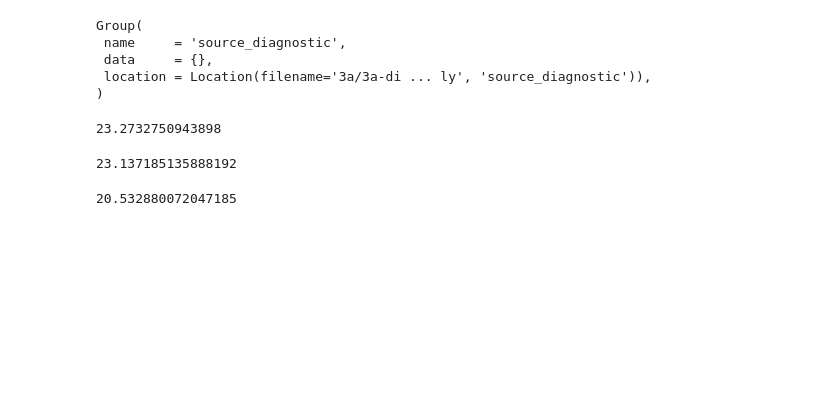
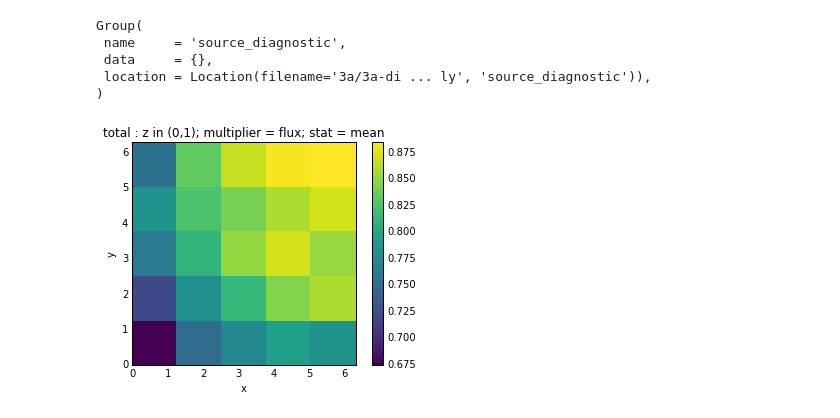
Before and after one commit to aprilnovak/nkq_analysis, a Jupyter notebook: notebooks/visualize-rtk.ipynb, the cells around one changed output. Drawn from its saved outputs; the diff is of its cells as text; code cells hidden in the pictures; blank space fills up the shorter version.

Commit message:
Added additional tallies to try to get the correct units.

```diff
--- a/notebooks/visualize-rtk.ipynb
+++ b/notebooks/visualize-rtk.ipynb
@@ -185,15 +184,9 @@ Group(
  data     = {},
  location = Location(filename='3a/3a-di ... ly', 'source_diagnostic')),
 )
-# %%
-0.57757985/0.0248173
-# %% [output]
-23.2732750943898
-# %%
-0.57711775/0.0249433
-# %% [output]
-23.137185135888192
-# %%
-0.57682404/0.0280927
-# %% [output]
-20.532880072047185
+# %%
+flux_tally = tallies.other_reactions.total
+
+plot(flux_tally.xs(z=0.9, stat='mean', multiplier='flux'));
+# %% [output]
+[figure, added]
```
Also changed, not shown: parts of 7 cells of this notebook, 2 other files.
